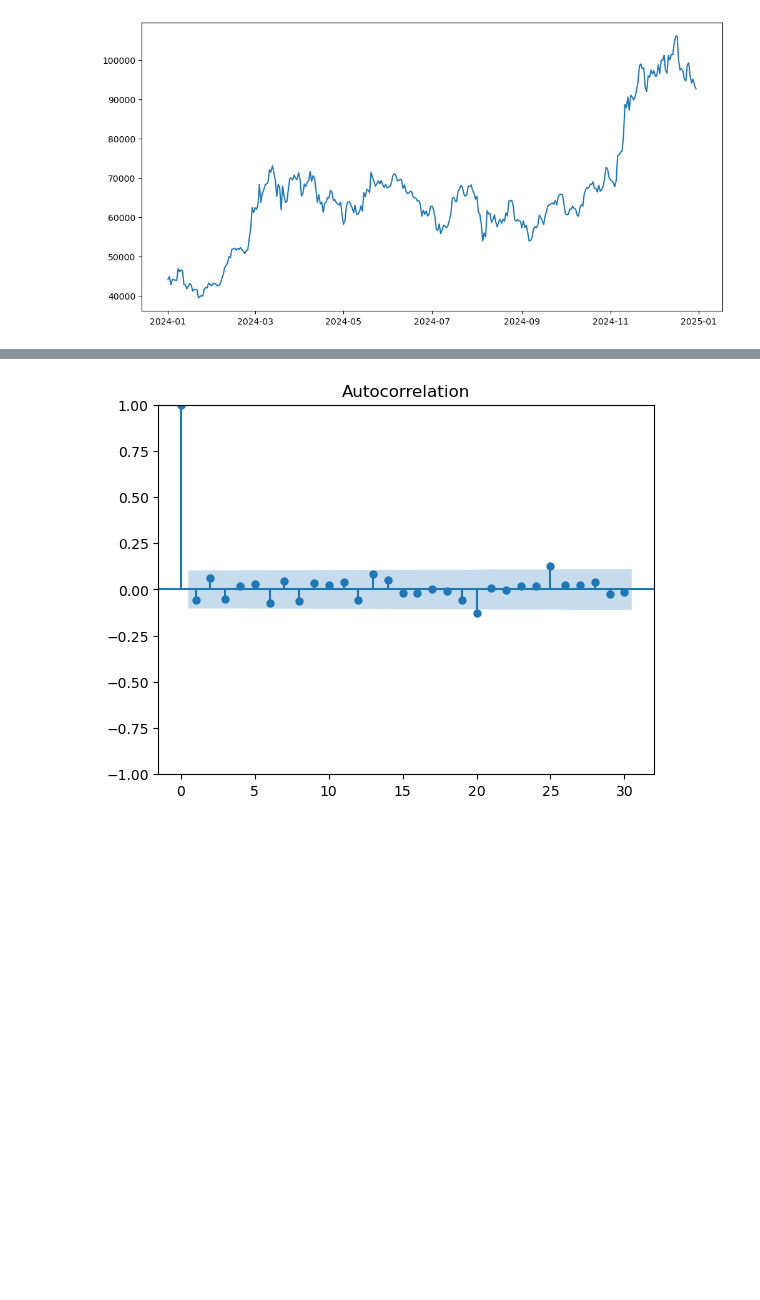
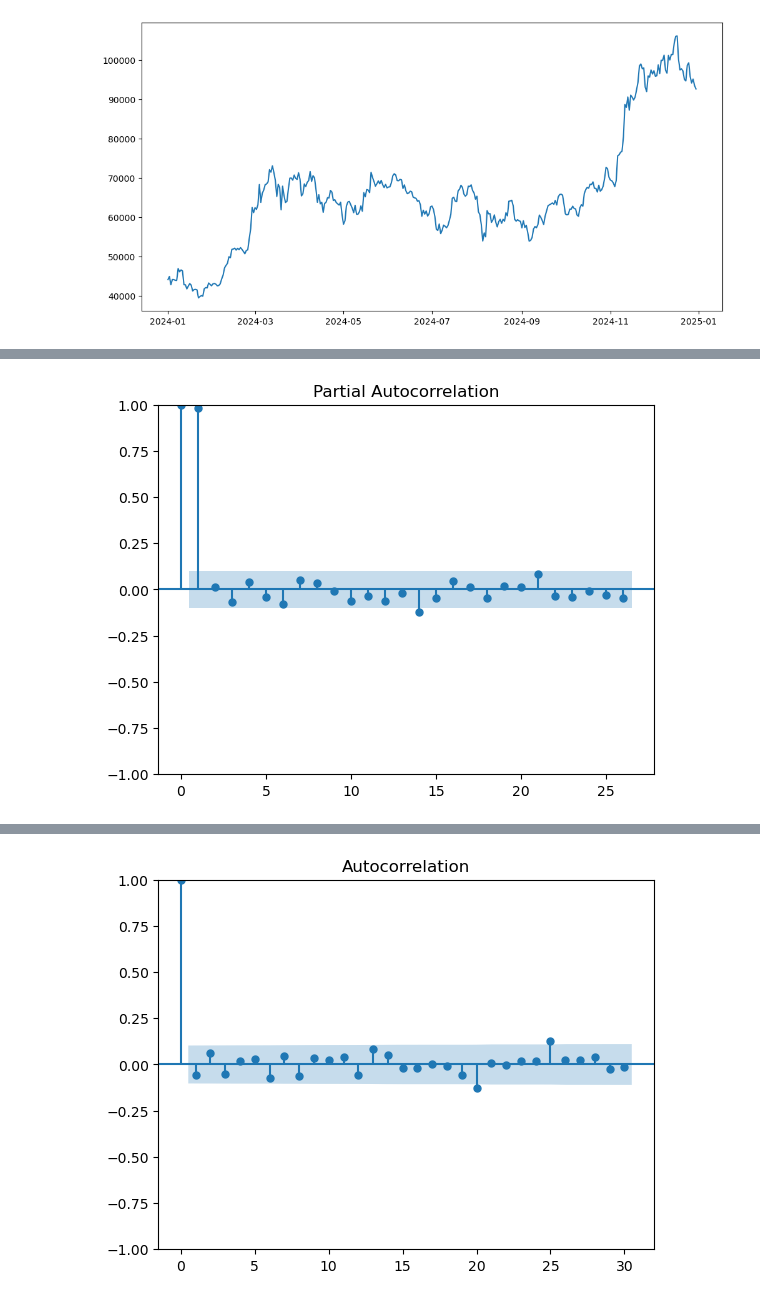
Before and after one commit to bhanurana430/Stock-Time-Series, a Jupyter notebook: Stock/btc.ipynb, the cells around one changed output, grey strips where cells are left out. Cells and saved outputs as stored; diff of their text form; code cells hidden in the pictures; blank space fills up the shorter version.

```diff
--- a/Stock/btc.ipynb
+++ b/Stock/btc.ipynb
@@ -25,3 +29,7 @@ plt.plot(df['BTC-USD'])
+# %%
+pacf= plot_pacf(df['BTC-USD'].dropna())
+# %% [output]
+[figure, added]
 # %%
 df['return'] = df['BTC-USD'].pct_change()
 # %%
```
Also changed, not shown: parts of 4 cells of this notebook, 1 other file.
